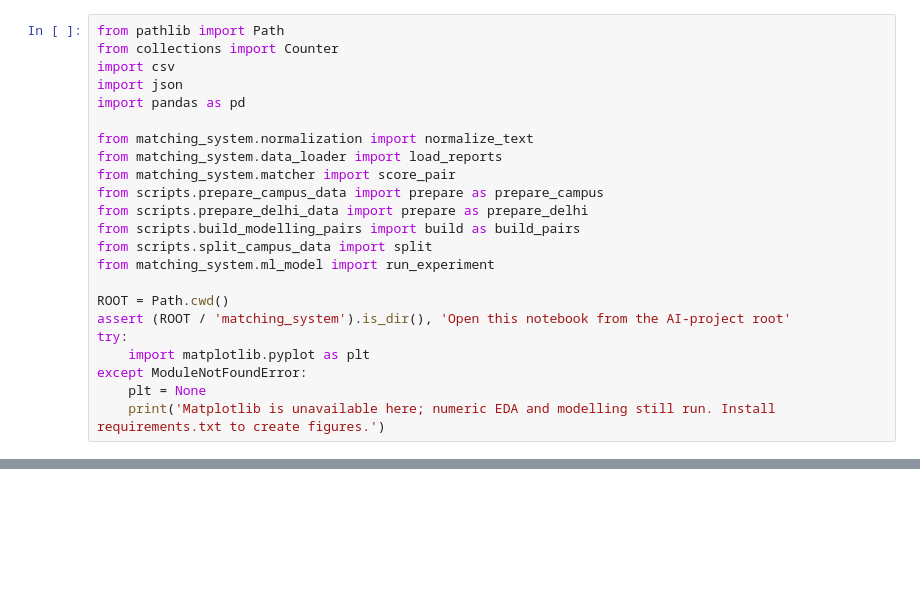
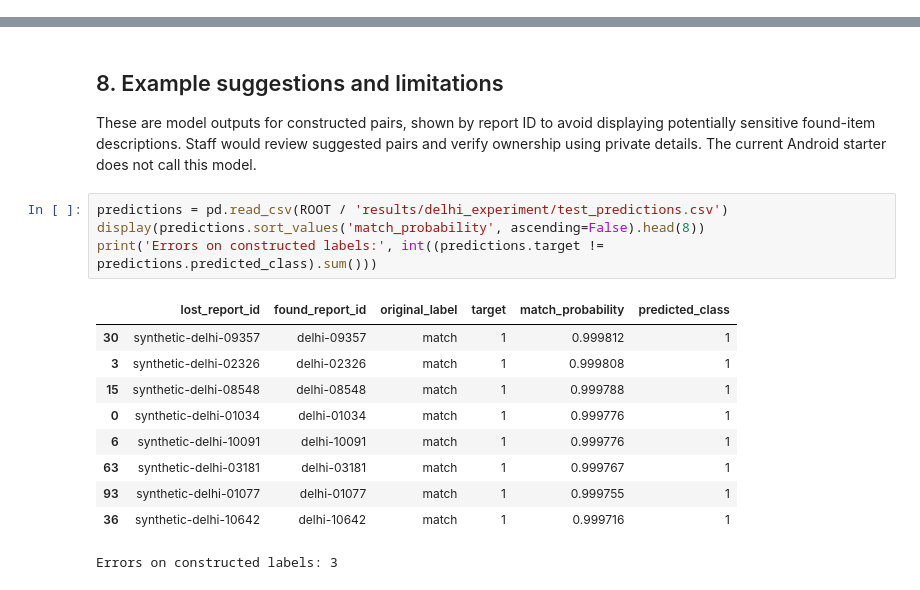
Before and after one commit to luiz-zer0/AI-project, a Jupyter notebook: LogisticRegression_Base.ipynb, the cells around one changed output, grey strips where cells are left out. Cells and saved outputs as stored; diff of their text form; blank space fills up the shorter version.

Commit message:
Bring Delhi ML experiment into AI-project

```diff
--- a/LogisticRegression_Base.ipynb
+++ b/LogisticRegression_Base.ipynb
@@ -19,23 +0,0 @@ The current rule-based ranker remains a comparison baseline. It has manually cho
-# %%
-from pathlib import Path
-from collections import Counter
-import csv
-import json
-import pandas as pd
-
-from matching_system.normalization import normalize_text
-from matching_system.data_loader import load_reports
-from matching_system.matcher import score_pair
-from scripts.prepare_campus_data import prepare as prepare_campus
-from scripts.prepare_delhi_data import prepare as prepare_delhi
-from scripts.build_modelling_pairs import build as build_pairs
-from scripts.split_campus_data import split
-from matching_system.ml_model import run_experiment
-
-ROOT = Path.cwd()
-assert (ROOT / 'matching_system').is_dir(), 'Open this notebook from the AI-project root'
-try:
-    import matplotlib.pyplot as plt
-except ModuleNotFoundError:
-    plt = None
-    print('Matplotlib is unavailable here; numeric EDA and modelling still run. Install requirements.txt to create figures.')
@@ -343,0 +246,19 @@ Future image work requires photographs with `instance_id` labels for the same ph
+# %% [markdown]
+## 8. Example suggestions and limitations
+
+These are model outputs for constructed pairs, shown by report ID to avoid displaying potentially sensitive found-item descriptions. Staff would review suggested pairs and verify ownership using private details. The current Android starter does not call this model.
+# %%
+predictions = pd.read_csv(ROOT / 'results/delhi_experiment/test_predictions.csv')
+display(predictions.sort_values('match_probability', ascending=False).head(8))
+print('Errors on constructed labels:', int((predictions.target != predictions.predicted_class).sum()))
+# %% [output]
+|  | lost_report_id | found_report_id | original_label | target | match_probability | predicted_class |
+| 30 | synthetic-delhi-09357 | delhi-09357 | match | 1 | 0.999812 | 1 |
+| 3 | synthetic-delhi-02326 | delhi-02326 | match | 1 | 0.999808 | 1 |
+| 15 | synthetic-delhi-08548 | delhi-08548 | match | 1 | 0.999788 | 1 |
+| 0 | synthetic-delhi-01034 | delhi-01034 | match | 1 | 0.999776 | 1 |
+| 6 | synthetic-delhi-10091 | delhi-10091 | match | 1 | 0.999776 | 1 |
+| 63 | synthetic-delhi-03181 | delhi-03181 | match | 1 | 0.999767 | 1 |
+| 93 | synthetic-delhi-01077 | delhi-01077 | match | 1 | 0.999755 | 1 |
+| 36 | synthetic-delhi-10642 | delhi-10642 | match | 1 | 0.999716 | 1 |
+Errors on constructed labels: 3
```
Also changed, not shown: parts of 39 cells of this notebook, 13 other files.
